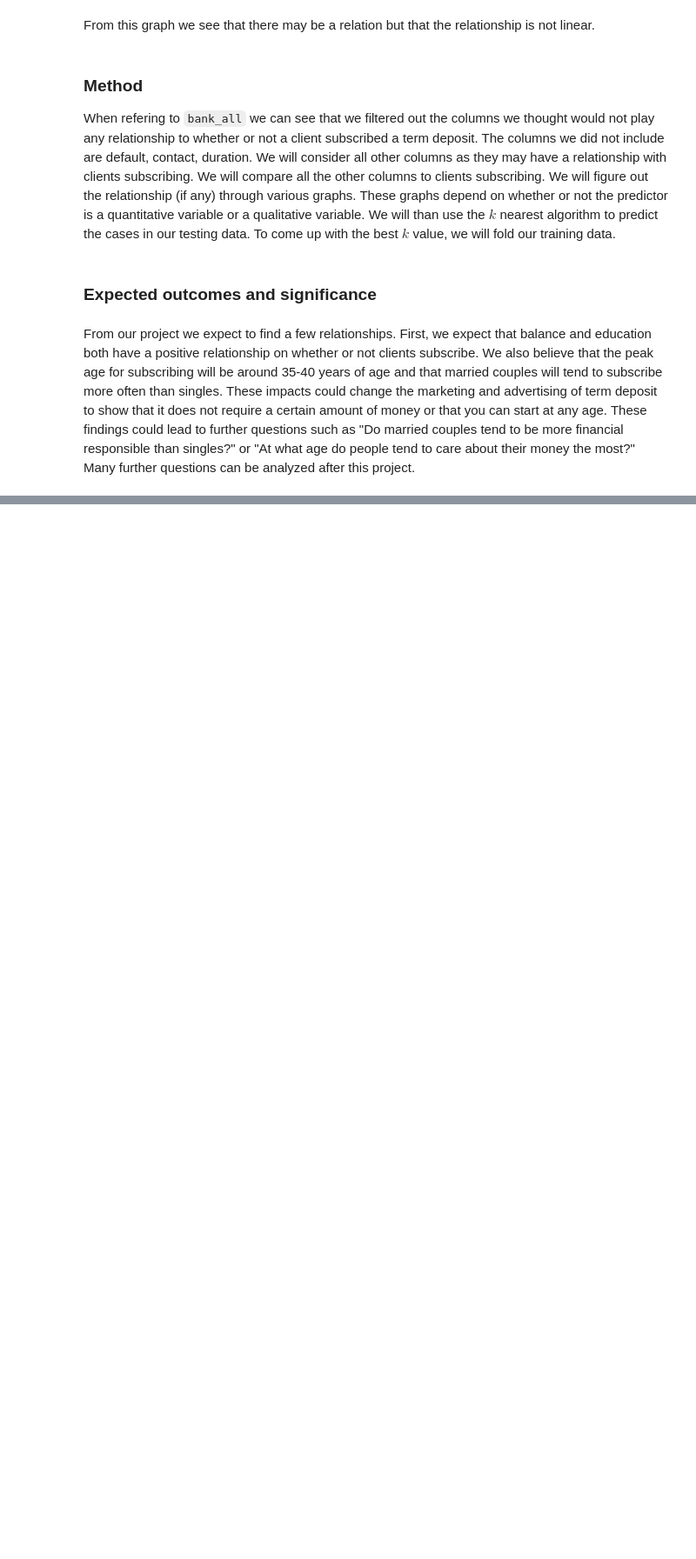
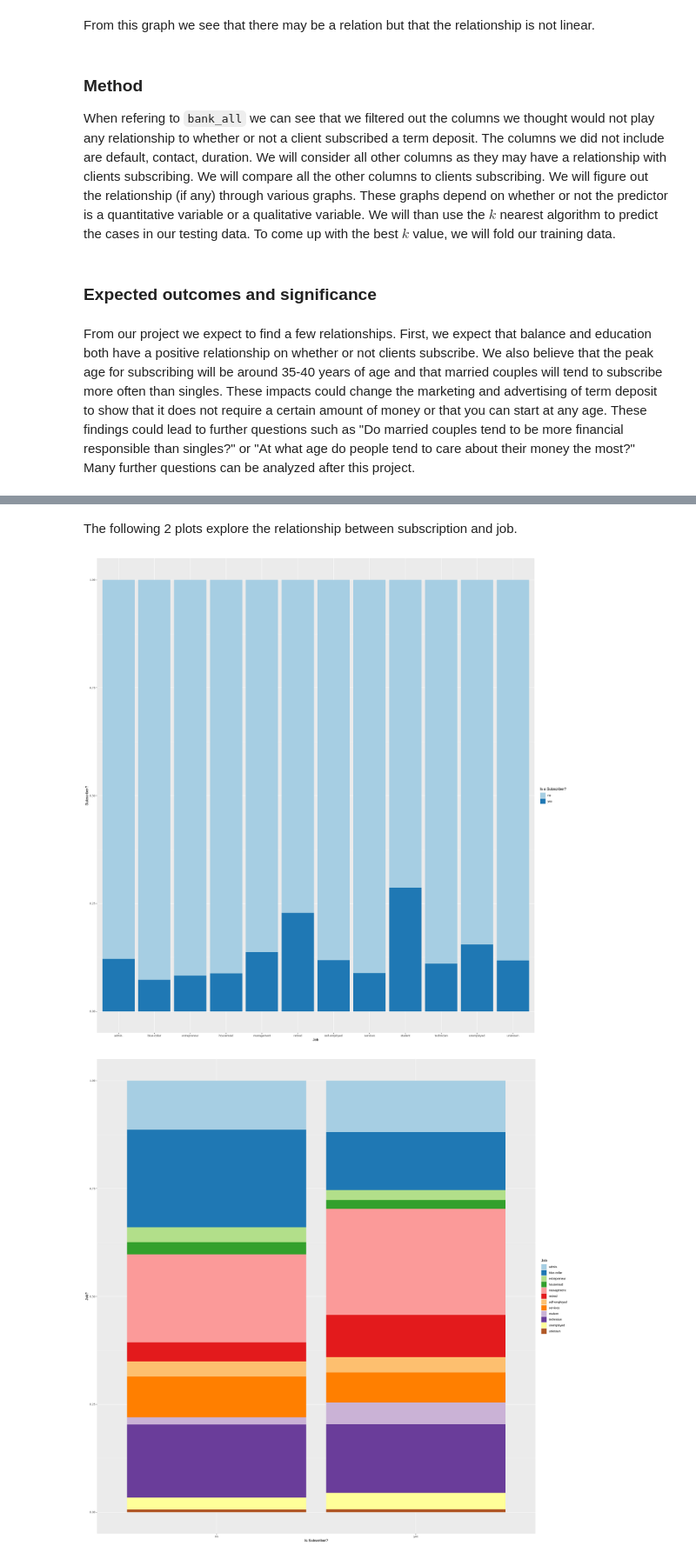
Before and after one commit to alexkhadr/Credit-Card-Project, a Jupyter notebook: proposal.ipynb, the cells around one changed output, grey strips where cells are left out. Shown: that part at 87% size. Saved outputs shown, nothing was run; the diff lists cells and outputs as text; code cells hidden in the pictures; blank space fills up the shorter version.

```diff
--- a/proposal.ipynb
+++ b/proposal.ipynb
@@ -166,0 +146,24 @@ From our project we expect to find a few relationships. First, we expect that ba
+# %% [markdown]
+The following 2 plots explore the relationship between subscription and job.
+# %%
+plot_per_job <- bank_all %>%
+    ggplot(aes(x = job, fill = y)) +
+    geom_bar(position = 'fill') +
+    xlab('Job') +
+    ylab('Subscriber?') +
+    labs(fill = "Is a Subscriber?") +
+    scale_fill_brewer(palette = "Paired")
+plot_per_job
+
+plot_job2 <- bank_all %>%
+    ggplot(aes(x = y, fill = job)) +
+    geom_bar(position = 'fill') +
+    xlab('Is Subscriber?') +
+    ylab('Job?') +
+    labs(fill = "Job") +
+    scale_fill_brewer(palette = "Paired")
+
+plot_job2
+# %% [output]
+[figure, added]
+[figure, added]
```
Also changed, not shown: parts of 8 cells of this notebook.
